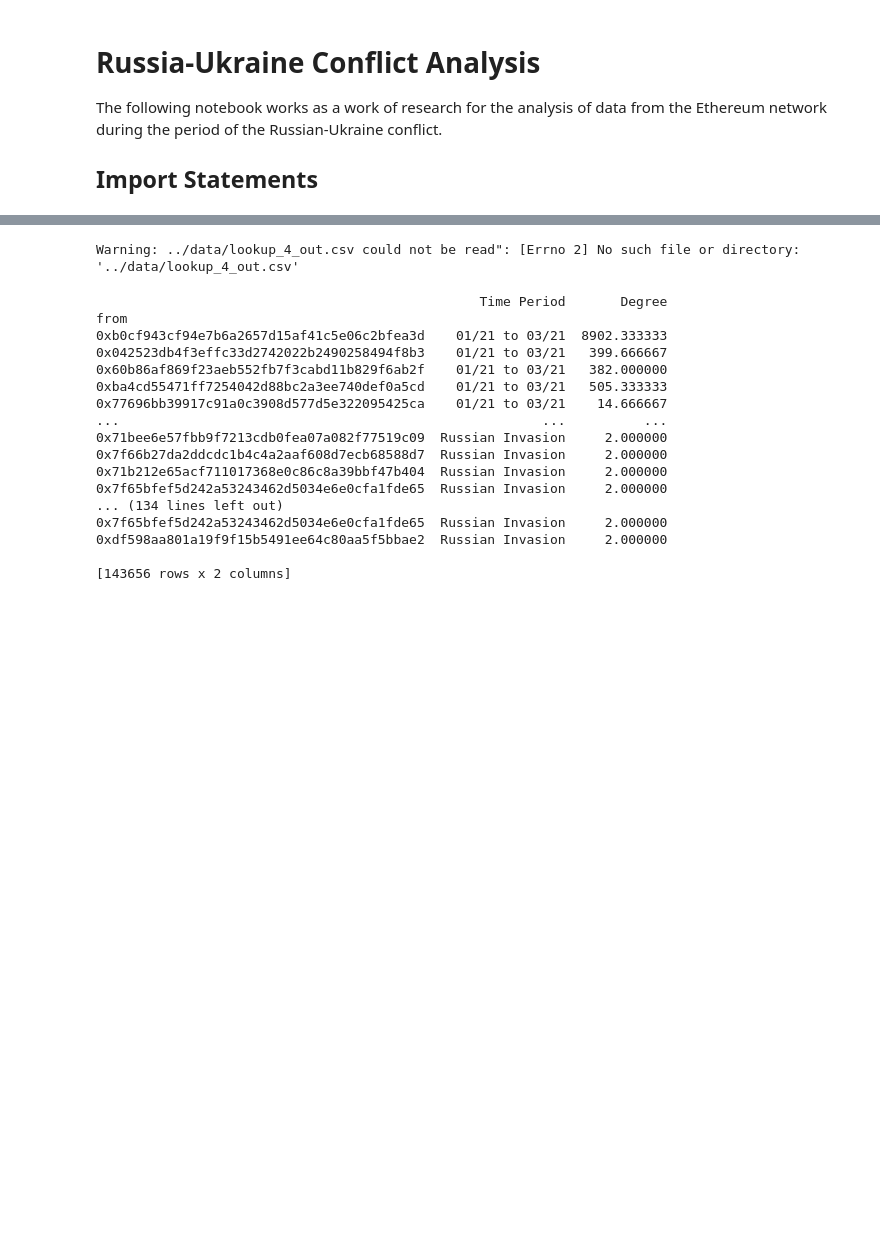
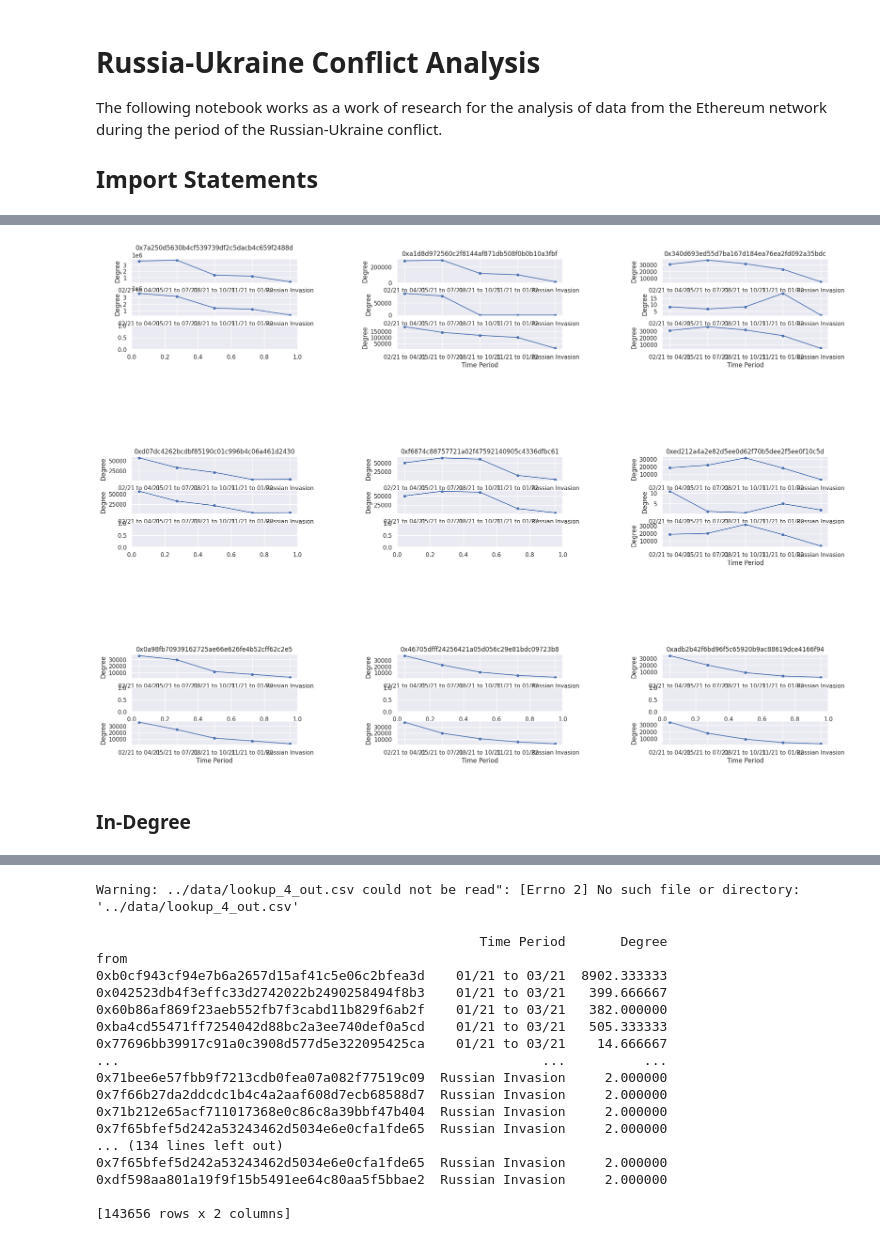
Before and after one commit to PedroHFSO/ru-ethereum-analysis, a Jupyter notebook: src/main.ipynb, the cells around one changed output, grey strips where cells are left out. Cells and saved outputs as stored; diff of their text form; code cells hidden in the pictures; blank space fills up the shorter version.

```diff
--- a/src/main.ipynb
+++ b/src/main.ipynb
@@ -234,5 +46,4 @@ class ETHDegreeAnalyzer:
 # %%
-degree_analyzer = ETHDegreeAnalyzer(lookup_path='../data/')
 asc_df = degree_analyzer.get_ascending_accounts(10, 1)
 asc_df
 # %% [output]
@@ -252,0 +63,3 @@ Warning: ../data/lookup_4.csv could not be read": [Errno 2] No such file or dire
+# %%
+dec_df = degree_analyzer.get_descending_accounts(10, 25)
+dec_df
@@ -252,0 +149,8 @@ Warning: ../data/lookup_4.csv could not be read": [Errno 2] No such file or dire
+# %%
+fig = plt.figure(figsize=(24, 18))
+top_descending_hashes = list(dec_df.iloc[:9].index)
+plot_account_grid(dec_df, top_descending_hashes, fig, df_in, df_out)
+# %% [output]
+[figure, added]
+# %% [markdown]
+### In-Degree
```
Also changed, not shown: parts of 32 cells of this notebook, 2 other files.
